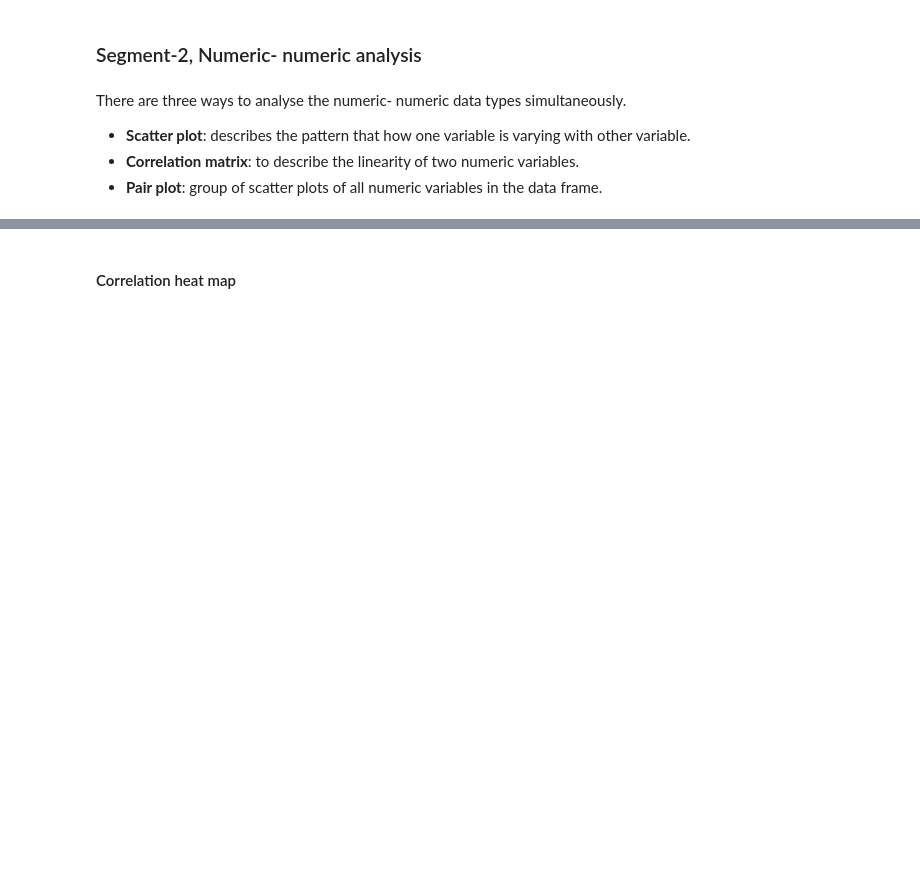
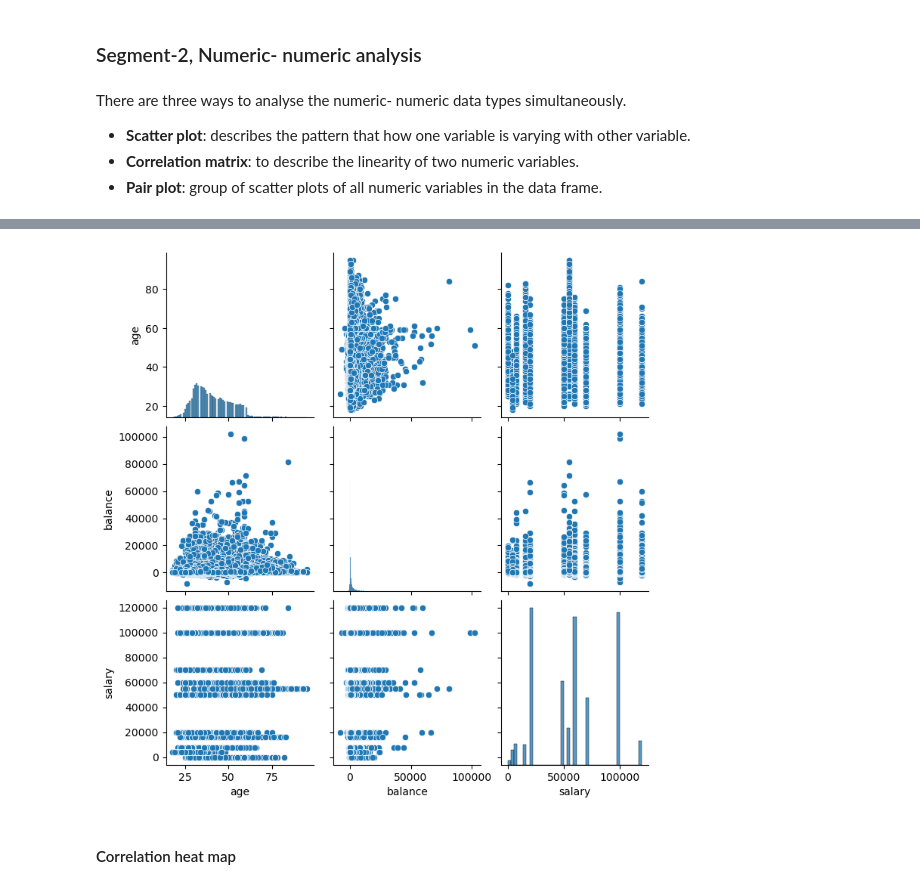
Before and after one commit to Ashik-Mohammed-S/EDA, a Jupyter notebook: Bank+Marketing+Campaign_EDA-blank+notebook.ipynb, the cells around one changed output, grey strips where cells are left out. Cells and saved outputs as stored; diff of their text form; code cells hidden in the pictures; blank space fills up the shorter version.

```diff
--- a/Bank+Marketing+Campaign_EDA-blank+notebook.ipynb
+++ b/Bank+Marketing+Campaign_EDA-blank+notebook.ipynb
@@ -613,5 +621,9 @@ There are three ways to analyse the numeric- numeric data types simultaneously.
 # %%
 #plot the pair plot of salary, balance and age in inp1 dataframe.
+sns.pairplot(data=inp1,vars=["age","balance","salary"])
+plt.show()
+# %% [output]
+[figure, added]
 # %% [markdown]
 #### Correlation heat map
 # %%
```
Also changed, not shown: parts of 14 cells of this notebook.
